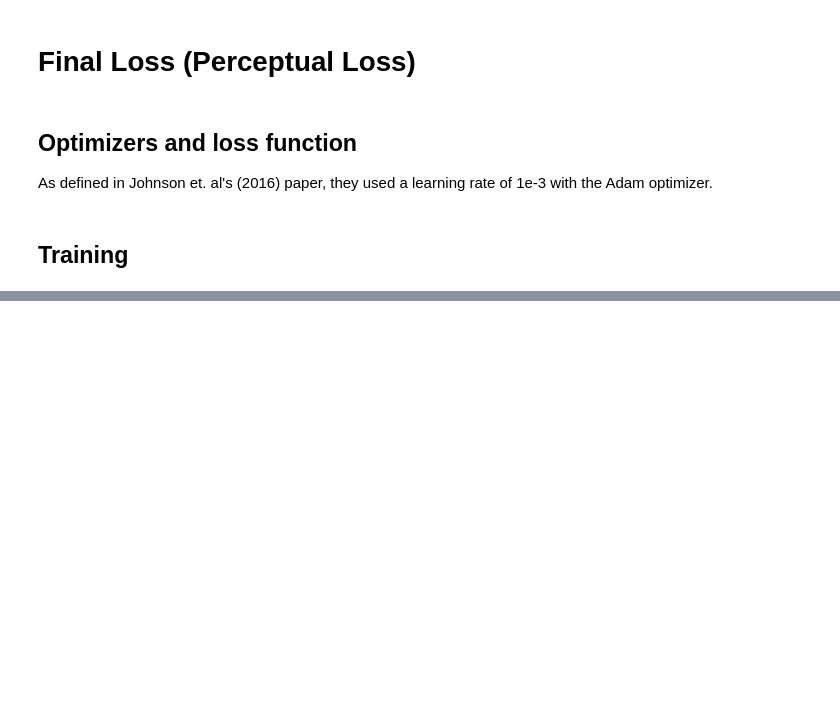
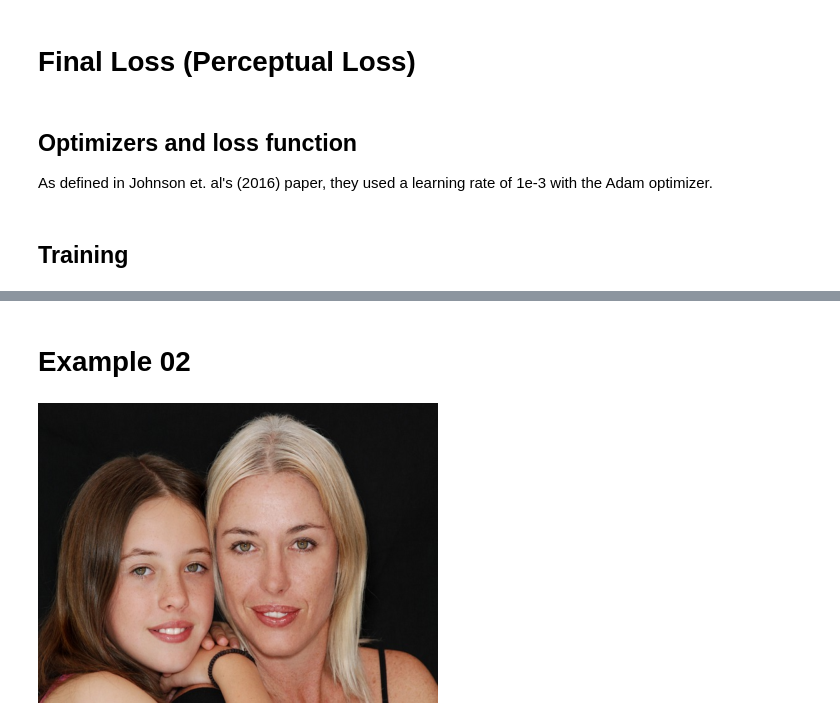
Before and after one commit to emanalytic/Perceptual-Losses-Neural-Style-Transfer, a Jupyter notebook: notebooks/experimentation_v02.ipynb, the cells around one changed output, grey strips where cells are left out. Cells and saved outputs as stored; diff of their text form; code cells hidden in the pictures; blank space fills up the shorter version.

```diff
--- a/notebooks/experimentation_v02.ipynb
+++ b/notebooks/experimentation_v02.ipynb
@@ -481,0 +635,7 @@ train(dlr,
+# %% [markdown]
+# Example 02
+# %%
+test_image = load_image('test_image_02.jpg')
+show_image(test_image)
+# %% [output]
+[figure, added]
```
Also changed, not shown: parts of 24 cells of this notebook.
